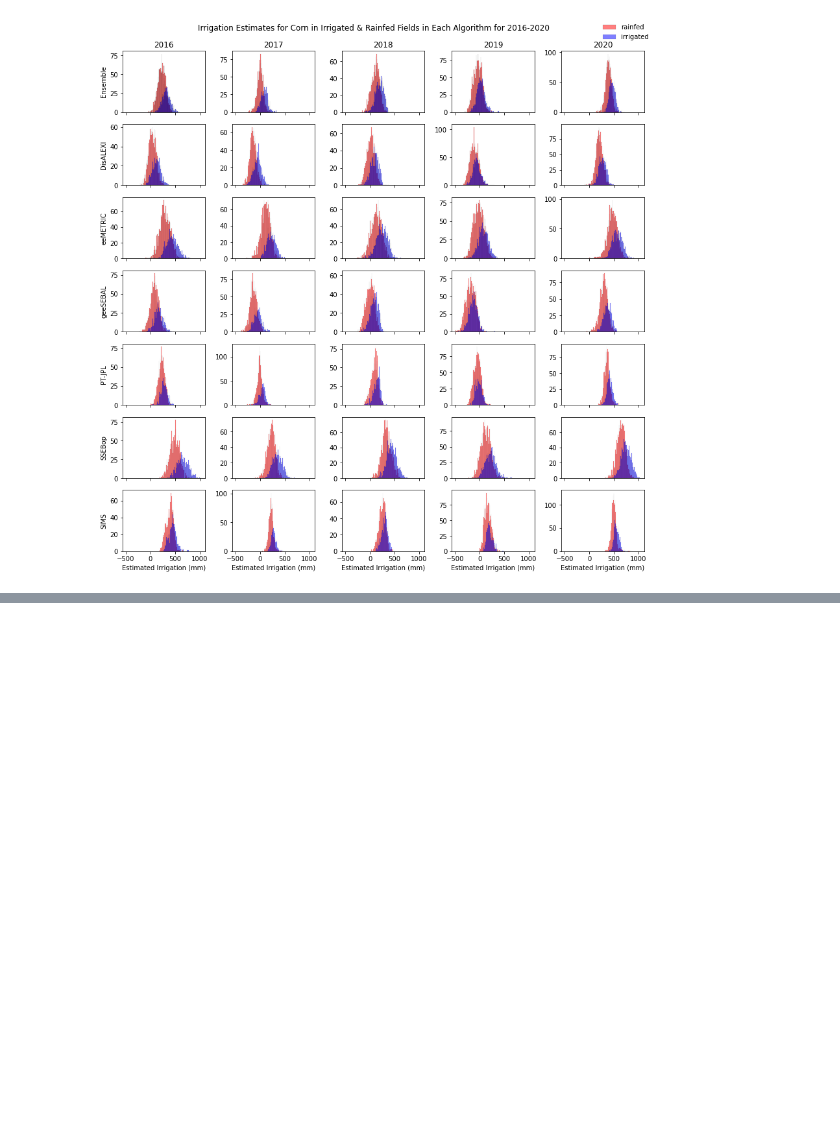
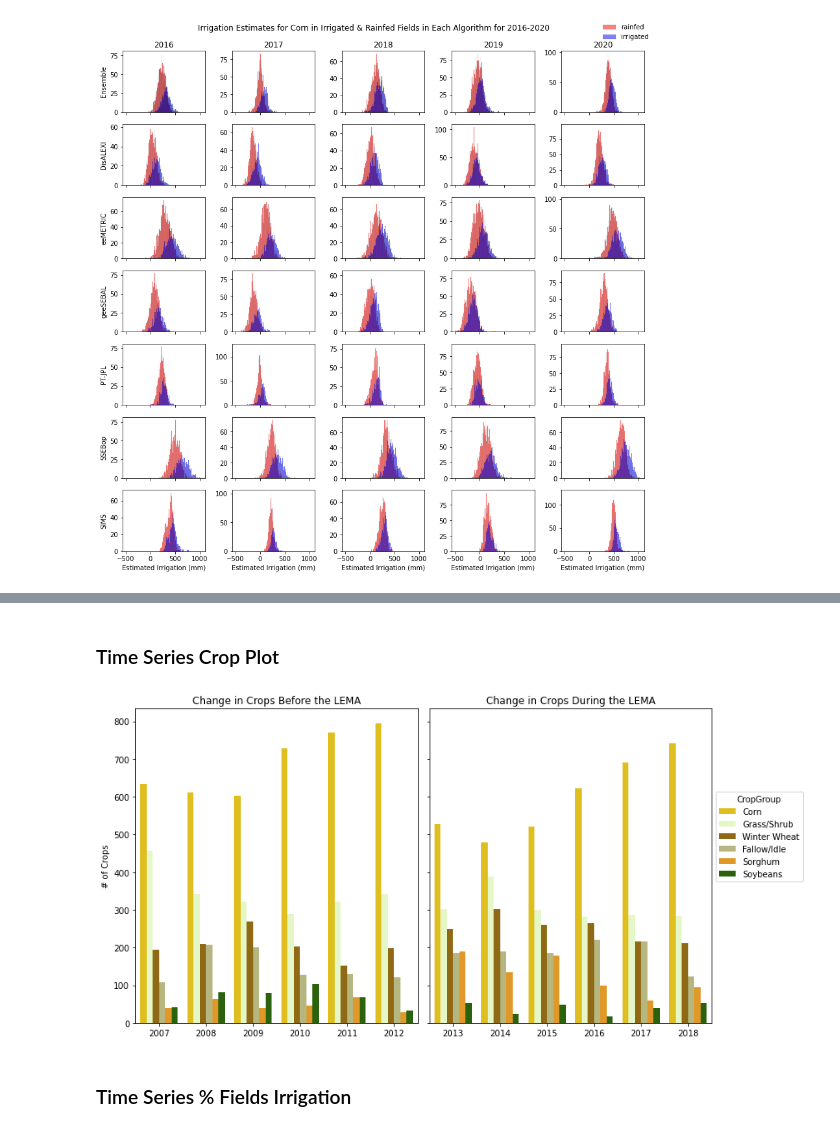
Before and after one commit to HEAL-KGS/eggs, a Jupyter notebook: eggs_data.ipynb, the cells around one changed output, grey strips where cells are left out. Saved outputs shown, nothing was run; the diff lists cells and outputs as text; code cells hidden in the pictures; blank space fills up the shorter version.

```diff
--- a/eggs_data.ipynb
+++ b/eggs_data.ipynb
@@ -2366,3 +2352,42 @@ compare
 | 2 | 2018 | 1906 | 8119 | 5778 | 7437 | ... |
 | 3 | 2019 | 2003 | 4379 | 2413 | 5401 | ... |
 | 4 | 2020 | 2176 | 11313 | 11082 | 11266 | ... |
+# %% [markdown]
+### Time Series Crop Plot
+# %%
+lema_fields = lema[["UID"]]
+# %%
+cdl_lema_fields = lema_fields.merge(cdl_lema, on='UID')
+cdl_lema_fields = cdl_lema_fields.merge(crops, on='CropCode')
+cdl_non_lema_fields = lema_fields.merge(cdl_non_lema, on='UID')
+cdl_non_lema_fields = cdl_non_lema_fields.merge(crops, on='CropCode')
+plot_lema_cdl = cdl_lema_fields.drop(['UID','pctcov','CropName','CropCode'], axis=1).sort_values('CropGroup').set_index('CropGroup')
+plot_lema_cdl = plot_lema_cdl.loc[['Corn', 'Grass/Shrub', 'Winter Wheat', 'Fallow/Idle', 'Sorghum', 'Soybeans']]
+plot_non_lema_cdl = cdl_non_lema_fields.drop(['UID','pctcov','CropName','CropCode'], axis=1).sort_values('CropGroup').set_index('CropGroup')
+plot_non_lema_cdl = plot_non_lema_cdl.loc[['Corn', 'Grass/Shrub', 'Winter Wheat', 'Fallow/Idle', 'Sorghum', 'Soybeans']]
+plot_lema_cdl.reset_index(inplace=True)
+plot_non_lema_cdl.reset_index(inplace=True)
+# %%
+fig, axs = plt.subplots(nrows = 1, ncols = 2, sharey=True, figsize = (12, 6))
+fig.patch.set_facecolor('white')
+
+sns.countplot(ax=axs[0], x='Year', hue='CropGroup', data=plot_non_lema_cdl, palette=crop_color)
+sns.countplot(ax=axs[1],x='Year', hue='CropGroup', data=plot_lema_cdl, palette=crop_color)
+sns.move_legend(axs[1], loc="upper left", bbox_to_anchor=(1, 0.75))
+axs[0].legend_.remove()
+axs[1].set(ylabel=None)
+axs[0].set(ylabel='# of Crops')
+axs[0].set(xlabel=None)
+axs[1].set(xlabel=None)
+axs[0].set_title('Change in Crops Before the LEMA')
+axs[1].set_title('Change in Crops During the LEMA')
+
+fig.tight_layout()
+
+os.chdir('C:\\Users\\ashle\\Desktop\\KGS\\eggs\\images\\')
+plt.savefig('ChangeInCrops.png', dpi=500)
+plt.show()
+# %% [output]
+[figure, added]
+# %% [markdown]
+### Time Series % Fields Irrigation
```
Also changed, not shown: parts of 75 cells of this notebook, 8 other files.
